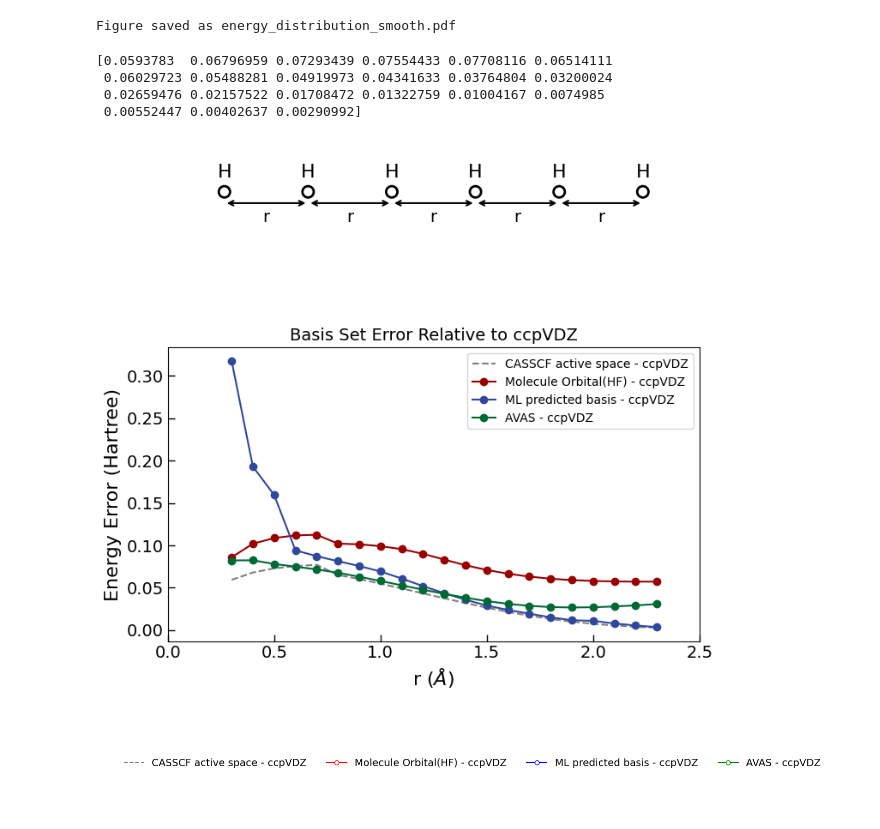
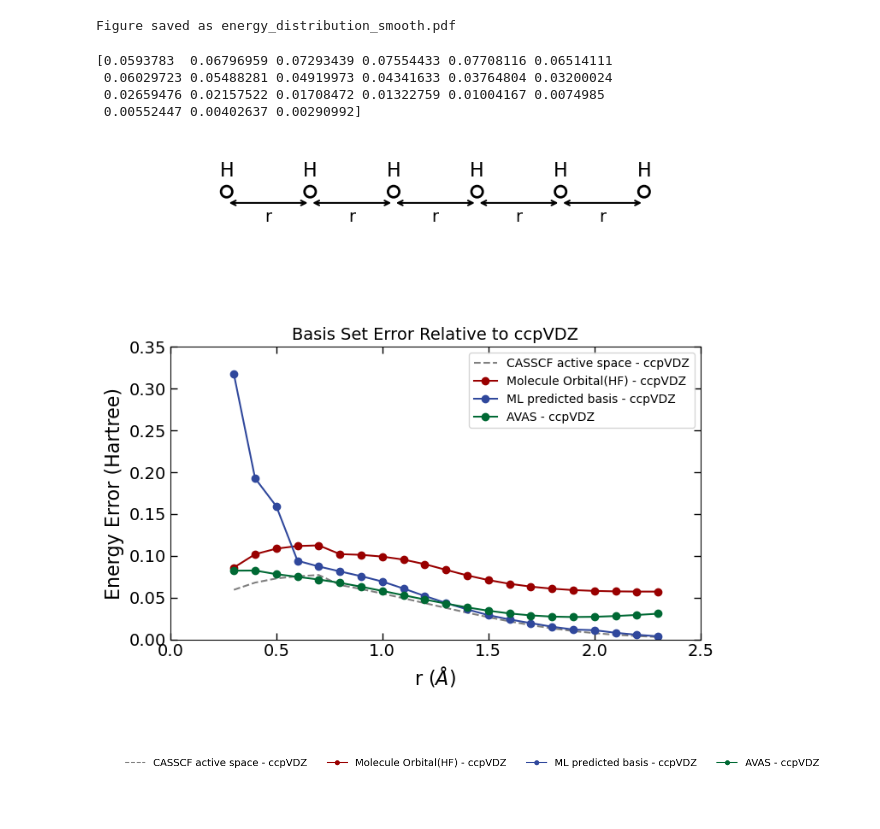
Before and after one commit to He-Wenhao/vqe-casscf, a Jupyter notebook: results/fig2_H6/Plotting.ipynb, the cells around one changed output. Drawn from its saved outputs; the diff is of its cells as text; code cells hidden in the pictures.

```diff
--- a/results/fig2_H6/Plotting.ipynb
+++ b/results/fig2_H6/Plotting.ipynb
@@ -215,36 +215,40 @@ def plot_cartoon_with_error(energy_data, name_l, method_index, methods):
                 ax1.plot(lengths[:-2], error[:-2], label=f"{name_method[method]} - ccpVDZ",
                          color='grey', markerfacecolor='white', linestyle='--')
             # This 'else' block will now plot HF, basisNN, AND AVAS
             else:
                 ax1.plot(lengths[:-2], error[:-2], label=f"{name_method[method]} - ccpVDZ",
                          color=mycolor[method], marker='o', markerfacecolor=mycolor[method])
 
     ax1.set_title("Basis Set Error Relative to ccpVDZ", fontsize=14)
     ax1.set_xlabel("r ($\AA$)", fontsize=16)
     ax1.set_ylabel("Energy Error (Hartree)", fontsize=16)
-    plt.tick_params(axis='both', direction='in', length=6, width=1, labelsize=14)
+    plt.tick_params(axis='both', direction='in', length=6, width=1, labelsize=14,
+               top=True,
+               bottom=True,
+               left=True,
+               right=True)
     plt.xlim(0, 2.5)
-    #plt.ylim(0, 0.08)
+    plt.ylim(0, 0.35)
 
     ax1.legend()
 
     # ------- Layout & Save -------
     plt.subplots_adjust(hspace=0.4)
     plt.savefig("figs/H6_cartoon_error_plot.pdf", metadata={"TextAsShapes": False})
     plt.show()
 
     return ax1
 
 # Make sure 'data', 'method_index', and 'methods' are defined
 # when you call the function, just as you have it:
 #
 ax1 = plot_cartoon_with_error(data['energy_data'], data["energy_data"]['name'], method_index, methods)
 # %% [output]
 [0.0593783  0.06796959 0.07293439 0.07554433 0.07708116 0.06514111
  0.06029723 0.05488281 0.04919973 0.04341633 0.03764804 0.03200024
  0.02659476 0.02157522 0.01708472 0.01322759 0.01004167 0.0074985
  0.00552447 0.00402637 0.00290992]
-[figure, old version]
+[figure, new version]
 # %%
 
 
@@ -267,4 +271,4 @@ def save_legend_separately(ax1):
 
 save_legend_separately(ax1)
 # %% [output]
-[figure, old version]
+[figure, new version]
```
Also changed, not shown: 10 other files.
